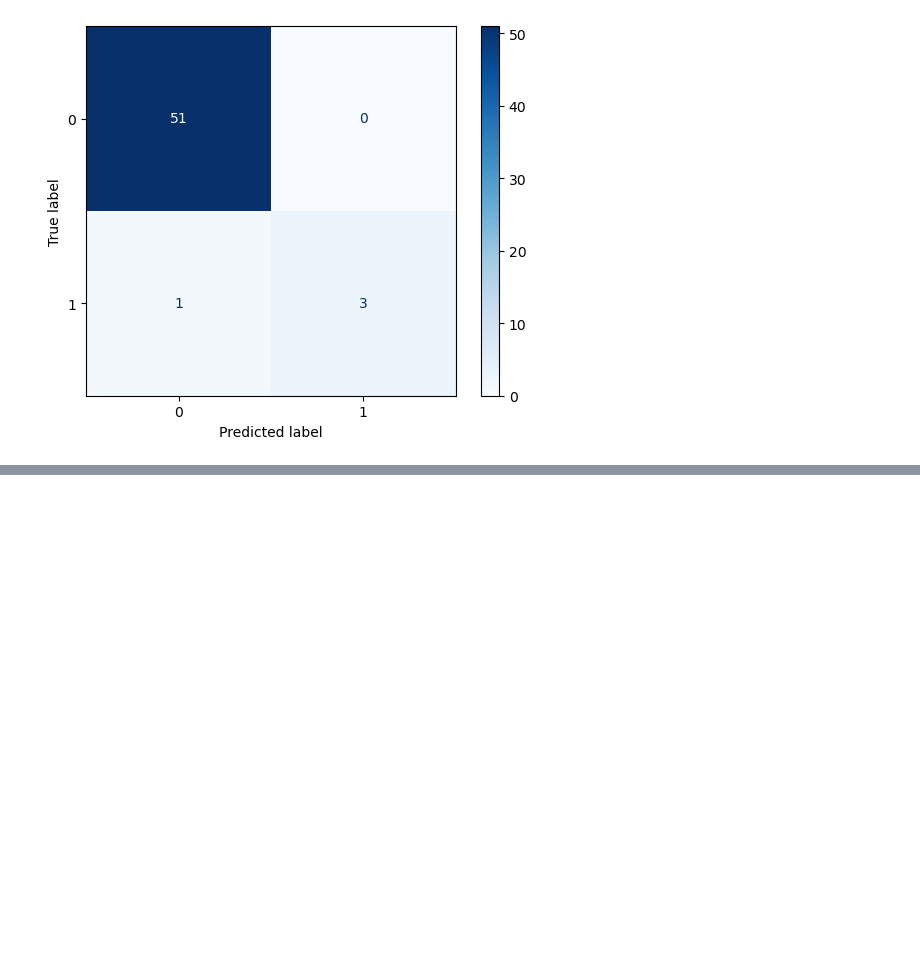
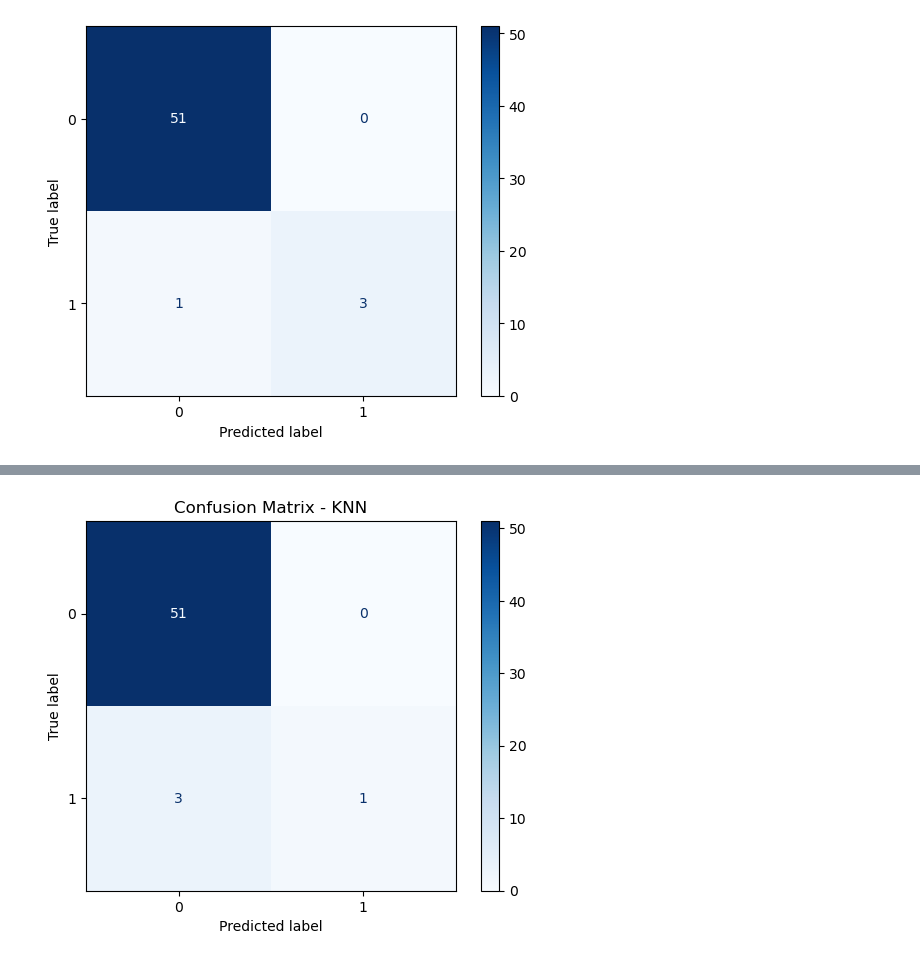
Before and after one commit to DaoudAA/Data-Mining-on-EEG_Data, a Jupyter notebook: StatisticsFeaturesDM.ipynb, the cells around one changed output, grey strips where cells are left out. Drawn from its saved outputs; the diff is of its cells as text; code cells hidden in the pictures; blank space fills up the shorter version.

```diff
--- a/StatisticsFeaturesDM.ipynb
+++ b/StatisticsFeaturesDM.ipynb
@@ -225,0 +264,3 @@ plt.show()
+# %%
+# Predict on the test set
+y_pred_knn = knn_model.predict(X_test)
@@ -225,0 +273,10 @@ plt.show()
+# %%
+import numpy as np
+# Confusion Matrix for KNN
+cm_knn = confusion_matrix(y_test, y_pred_knn, labels=np.unique(y_test))
+disp_knn = ConfusionMatrixDisplay(confusion_matrix=cm_knn, display_labels=np.unique(y_test))
+disp_knn.plot(cmap=plt.cm.Blues)
+plt.title('Confusion Matrix - KNN')
+plt.show()
+# %% [output]
+[figure, added]
```
Also changed, not shown: parts of 8 cells of this notebook, 1 other file.
